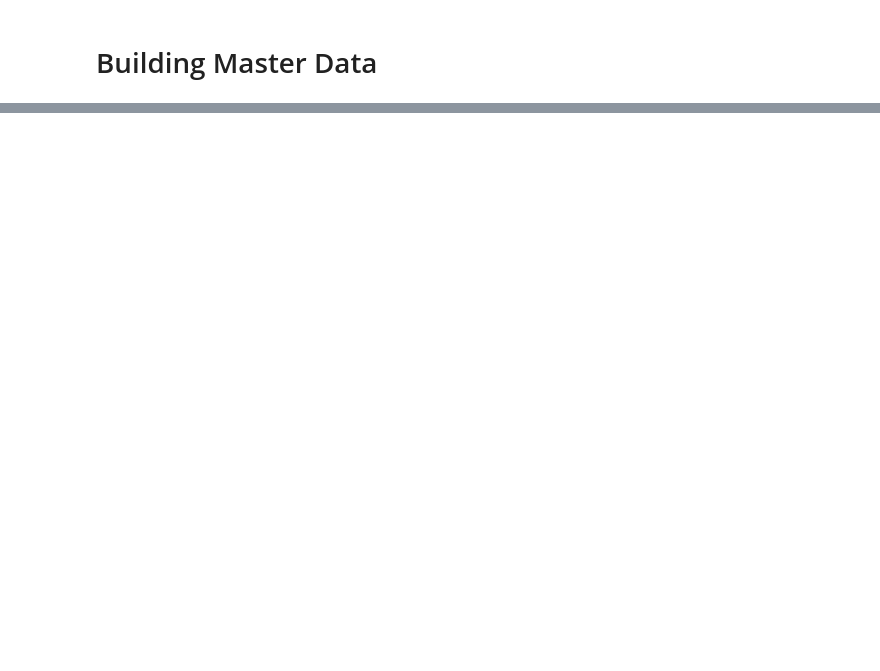
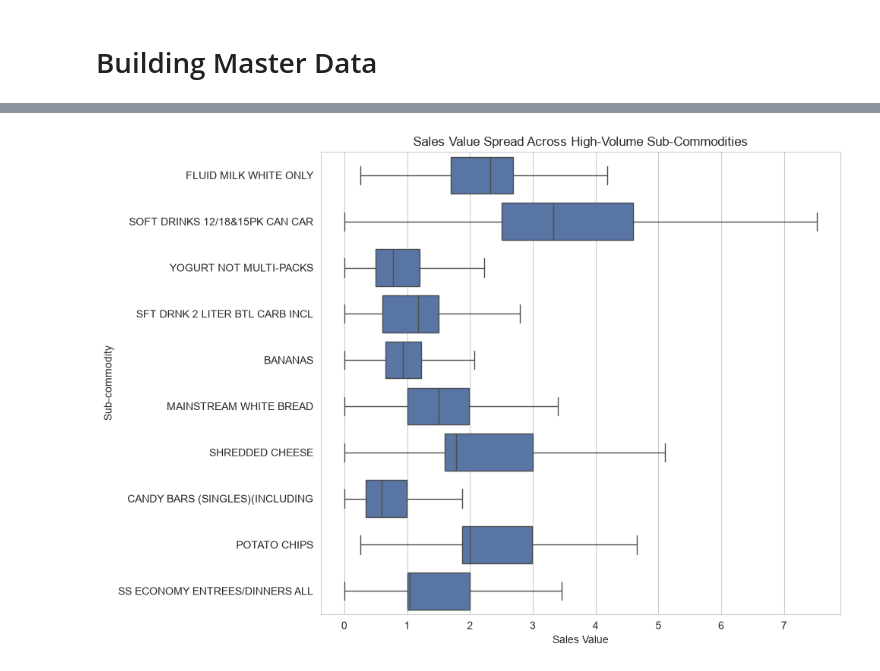
Before and after one commit to nikkeijane/DS_207_MiniProject, a Jupyter notebook: notebook.ipynb, the cells around one changed output, grey strips where cells are left out. Cells and saved outputs as stored; diff of their text form; code cells hidden in the pictures; blank space fills up the shorter version.

```diff
--- a/notebook.ipynb
+++ b/notebook.ipynb
@@ -217,0 +520,34 @@ plt.show()
+# %%
+top_10_subcommodities = (
+    central_tendency
+    .drop(index="GASOLINE-REG UNLEADED", errors="ignore")
+    .query("n >= 100")
+    .sort_values("n", ascending=False)
+    .head(10)
+    .index
+)
+
+plot_data = df_transaction[
+    df_transaction["SUB_COMMODITY_DESC"].isin(top_10_subcommodities)
+].copy()
+
+fig, ax = plt.subplots(figsize=(10, 7))
+
+sns.boxplot(
+    data=plot_data,
+    y="SUB_COMMODITY_DESC",
+    x="SALES_VALUE",
+    order=top_10_subcommodities,
+    color="#4C72B0",
+    showfliers=False,
+    ax=ax
+)
+
+ax.set_title("Sales Value Spread Across High-Volume Sub-Commodities")
+ax.set_xlabel("Sales Value")
+ax.set_ylabel("Sub-commodity")
+
+plt.tight_layout()
+plt.show()
+# %% [output]
+[figure, added]
```
Also changed, not shown: parts of 19 cells of this notebook.
